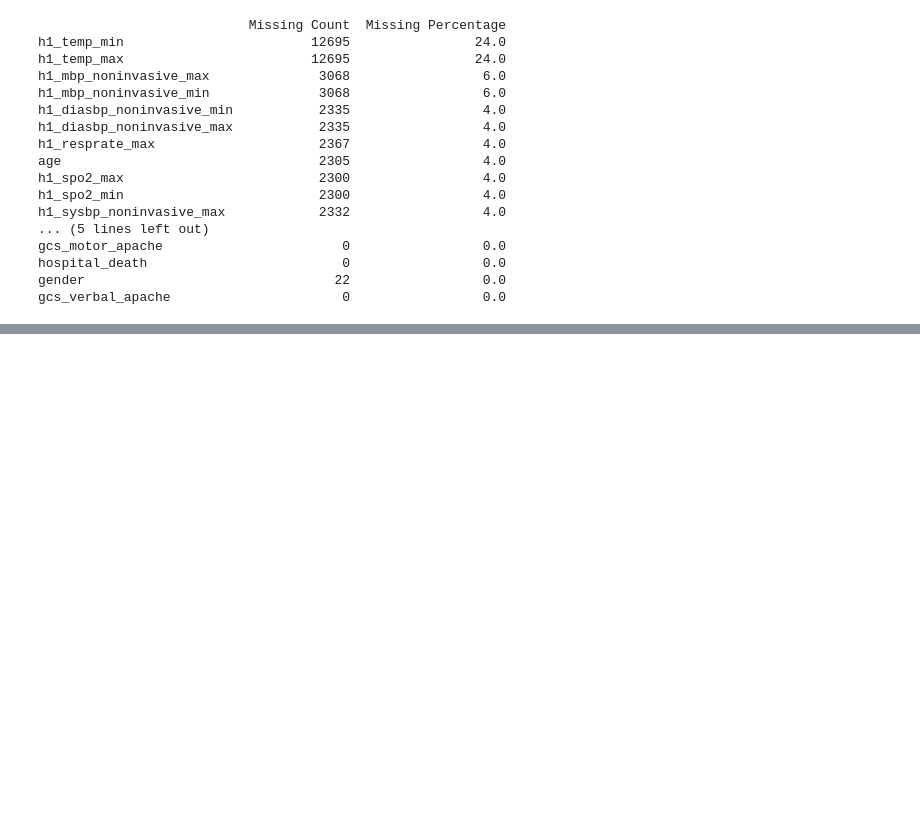
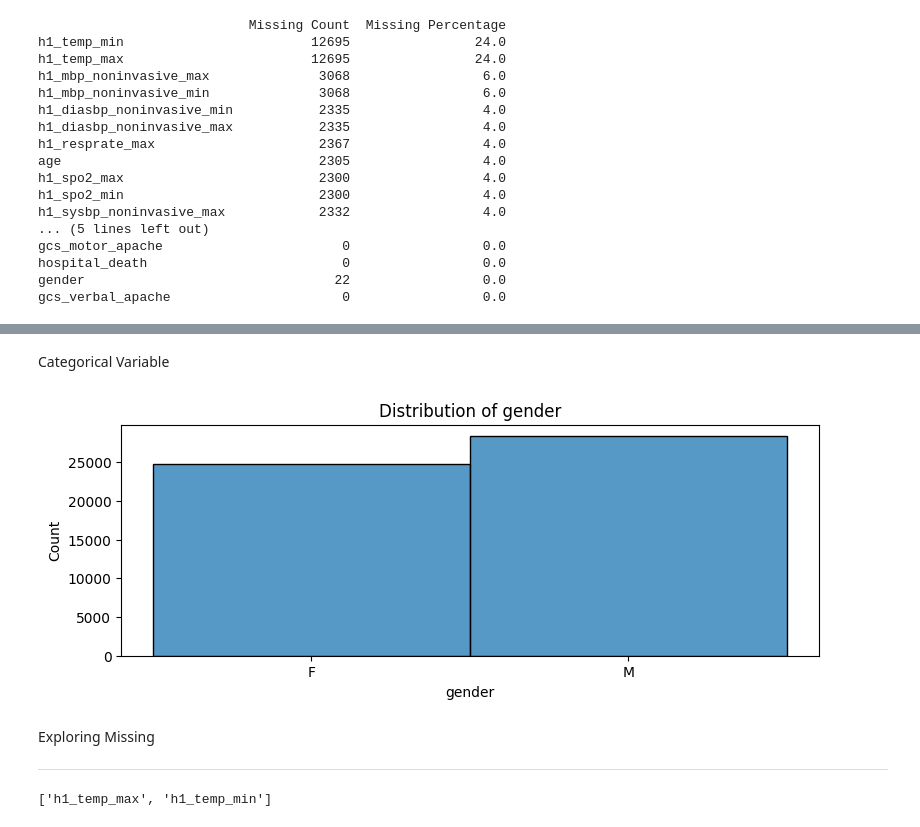
Before and after one commit to lilyzhizhou/Datathon-4, a Jupyter notebook: Data_Cleaning_Vitals.ipynb, the cells around one changed output, grey strips where cells are left out. Cells and saved outputs as stored; diff of their text form; code cells hidden in the pictures; blank space fills up the shorter version.

```diff
--- a/Data_Cleaning_Vitals.ipynb
+++ b/Data_Cleaning_Vitals.ipynb
@@ -123,0 +225,20 @@ gcs_verbal_apache                      0                 0.0
+# %% [markdown]
+Categorical Variable
+# %%
+  for column in data[categorical_columns]:
+    plt.figure(figsize=(9, 3))
+    sns.histplot(data[column], kde=False)
+    plt.title(f'Distribution of {column}')
+    plt.xlabel(column)
+    plt.ylabel("Count")
+    plt.show()
+# %% [output]
+[figure, added]
+# %% [markdown]
+Exploring Missing
+
+---
+# %%
+high_missing
+# %% [output]
+['h1_temp_max', 'h1_temp_min']
```
Also changed, not shown: parts of 15 cells of this notebook.
